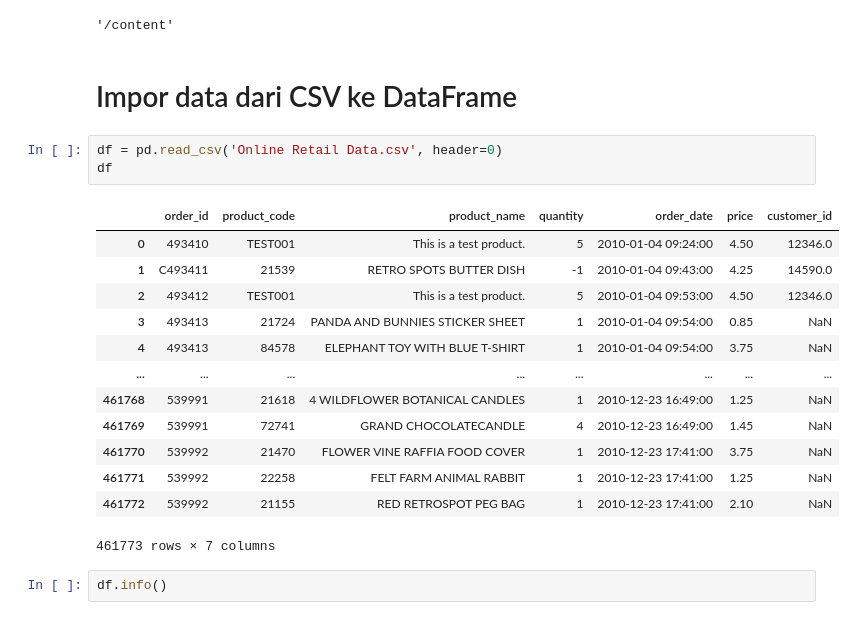
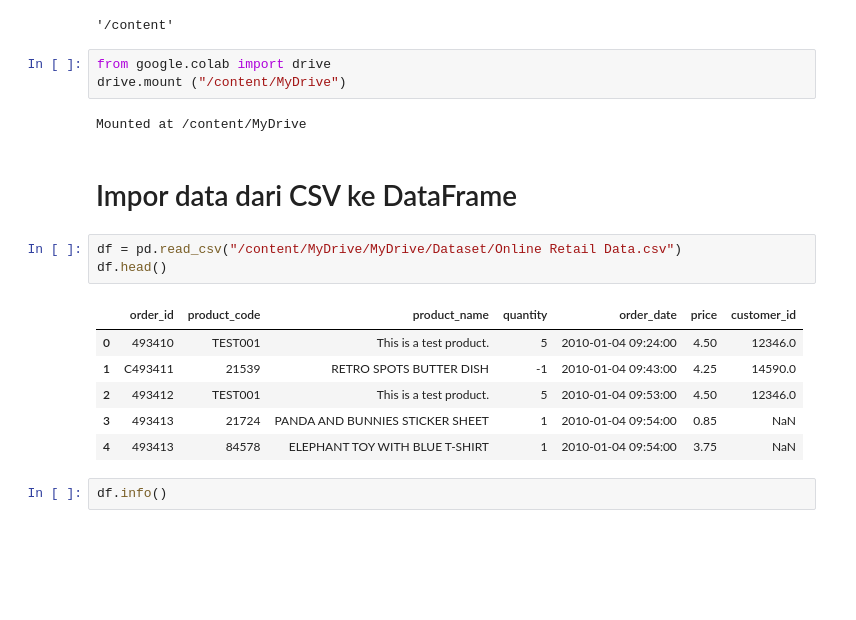
Before and after one commit to atikahlestar/Data-Analysis, a Jupyter notebook: Project_3_User_Retention_Analysis.ipynb, the cells around one changed output. Drawn from its saved outputs; the diff is of its cells as text; blank space fills up the shorter version.

```diff
--- a/Project_3_User_Retention_Analysis.ipynb
+++ b/Project_3_User_Retention_Analysis.ipynb
@@ -14,25 +14,23 @@ import os
 os.getcwd()
 # %% [output]
 '/content'
+# %%
+from google.colab import drive
+drive.mount ("/content/MyDrive")
+# %% [output]
+Mounted at /content/MyDrive
 # %% [markdown]
 # Impor data dari CSV ke DataFrame
 # %%
-df = pd.read_csv('Online Retail Data.csv', header=0)
-df
+df = pd.read_csv("/content/MyDrive/MyDrive/Dataset/Online Retail Data.csv")
+df.head()
 # %% [output]
 |  | order_id | product_code | product_name | quantity | order_date | price | customer_id |
 | 0 | 493410 | TEST001 | This is a test product. | 5 | 2010-01-04 09:24:00 | 4.50 | 12346.0 |
 | 1 | C493411 | 21539 | RETRO SPOTS BUTTER DISH | -1 | 2010-01-04 09:43:00 | 4.25 | 14590.0 |
 | 2 | 493412 | TEST001 | This is a test product. | 5 | 2010-01-04 09:53:00 | 4.50 | 12346.0 |
 | 3 | 493413 | 21724 | PANDA AND BUNNIES STICKER SHEET | 1 | 2010-01-04 09:54:00 | 0.85 | NaN |
 | 4 | 493413 | 84578 | ELEPHANT TOY WITH BLUE T-SHIRT | 1 | 2010-01-04 09:54:00 | 3.75 | NaN |
-| ... | ... | ... | ... | ... | ... | ... | ... |
-| 461768 | 539991 | 21618 | 4 WILDFLOWER BOTANICAL CANDLES | 1 | 2010-12-23 16:49:00 | 1.25 | NaN |
-| 461769 | 539991 | 72741 | GRAND CHOCOLATECANDLE | 4 | 2010-12-23 16:49:00 | 1.45 | NaN |
-| 461770 | 539992 | 21470 | FLOWER VINE RAFFIA FOOD COVER | 1 | 2010-12-23 17:41:00 | 3.75 | NaN |
-| 461771 | 539992 | 22258 | FELT FARM ANIMAL RABBIT | 1 | 2010-12-23 17:41:00 | 1.25 | NaN |
-| 461772 | 539992 | 21155 | RED RETROSPOT PEG BAG | 1 | 2010-12-23 17:41:00 | 2.10 | NaN |
-461773 rows × 7 columns
 # %%
 df.info()
 # %% [output]
```
